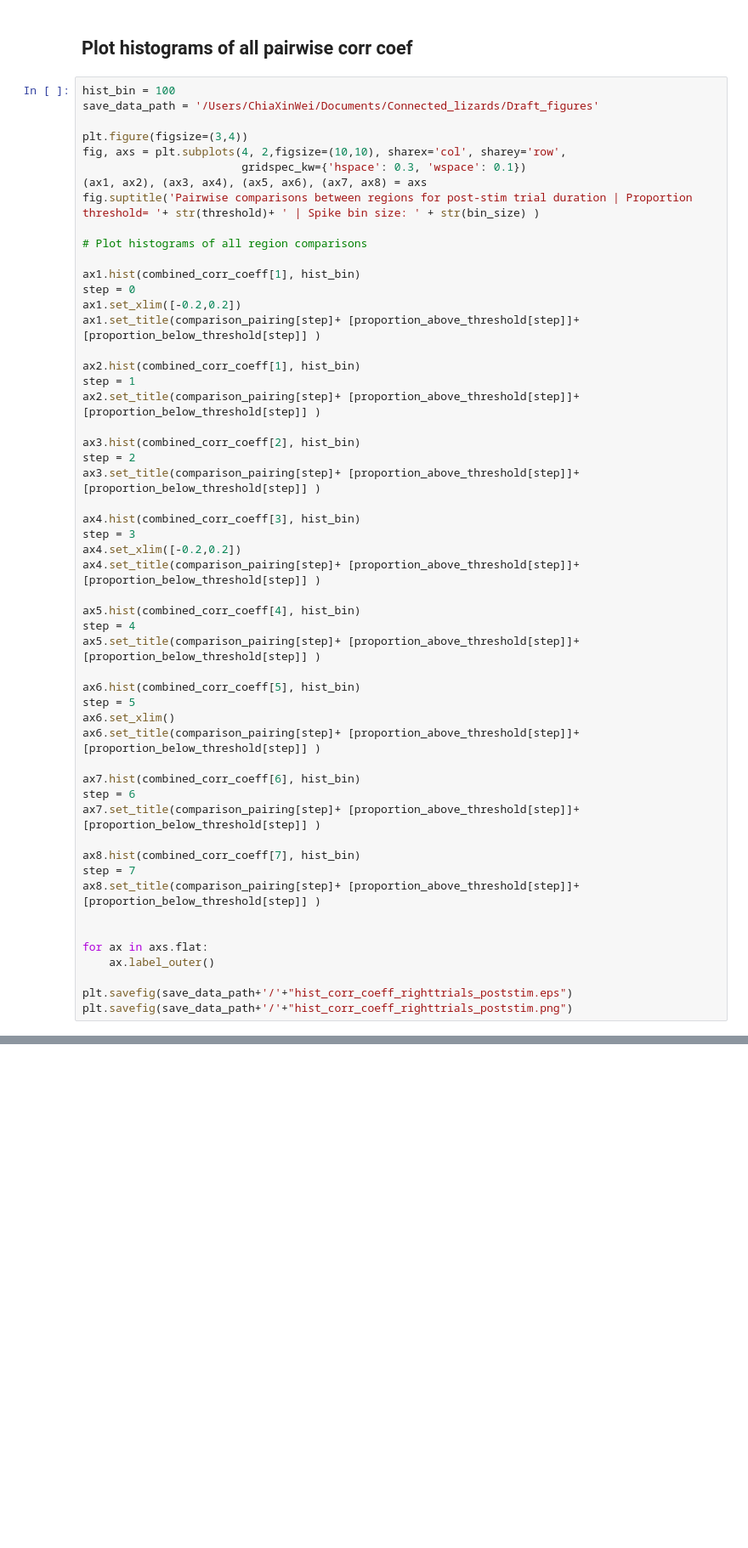
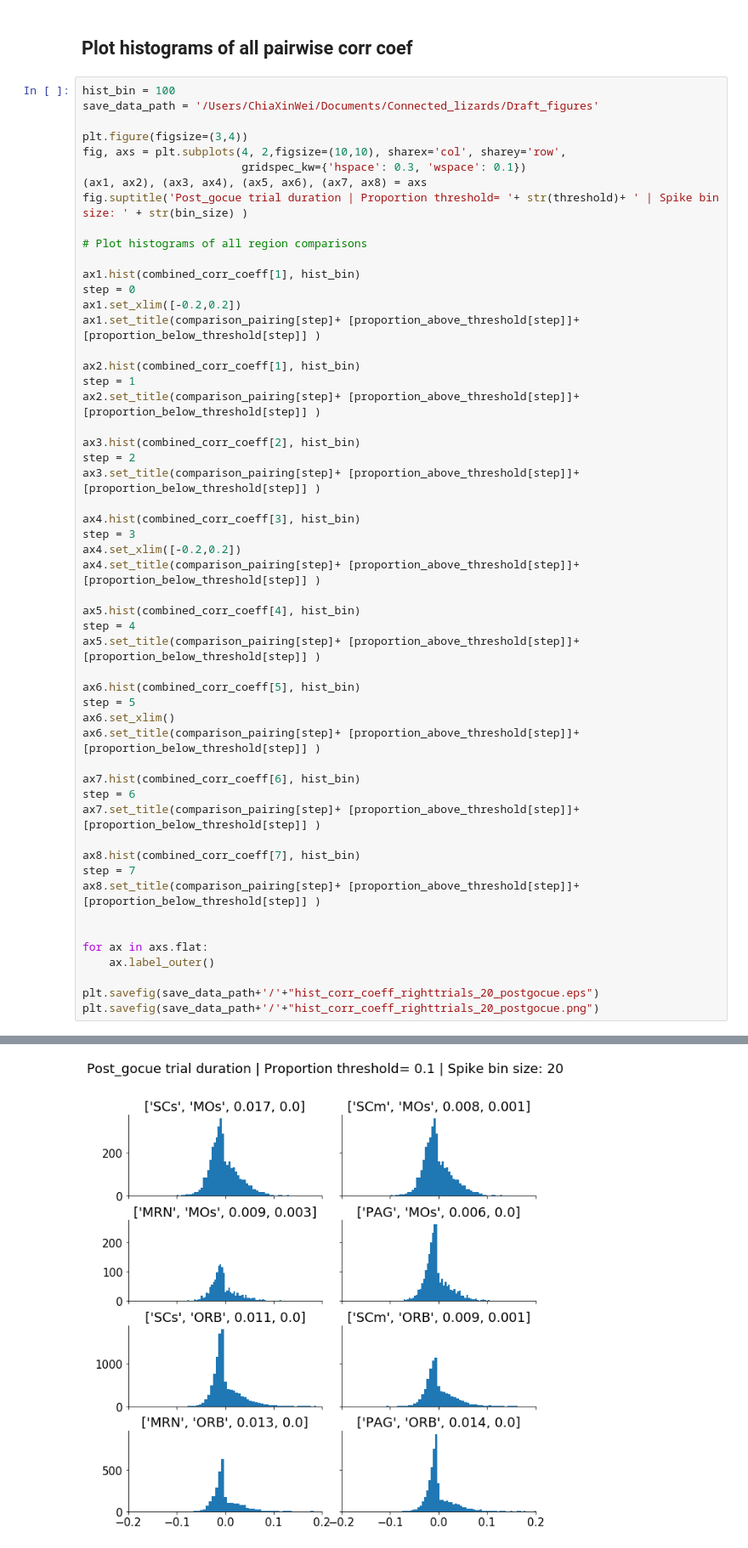
Before and after one commit to mariakesa/ConnectedLizards_NeuroMatch2020, a Jupyter notebook: BehaviourActivity_regression_XW.ipynb, the cells around one changed output, grey strips where cells are left out. Shown at 85% size. Saved outputs shown, nothing was run; the diff lists cells and outputs as text; blank space fills up the shorter version.

```diff
--- a/BehaviourActivity_regression_XW.ipynb
+++ b/BehaviourActivity_regression_XW.ipynb
@@ -175,7 +442,7 @@ plt.figure(figsize=(3,4))
 fig, axs = plt.subplots(4, 2,figsize=(10,10), sharex='col', sharey='row',
                         gridspec_kw={'hspace': 0.3, 'wspace': 0.1})
 (ax1, ax2), (ax3, ax4), (ax5, ax6), (ax7, ax8) = axs
-fig.suptitle('Pairwise comparisons between regions for post-stim trial duration | Proportion threshold= '+ str(threshold)+ ' | Spike bin size: ' + str(bin_size) )
+fig.suptitle('Post_gocue trial duration | Proportion threshold= '+ str(threshold)+ ' | Spike bin size: ' + str(bin_size) )
 
 # Plot histograms of all region comparisons
 
@@ -218,5 +485,6 @@ ax8.set_title(comparison_pairing[step]+ [proportion_above_threshold[step]]+ [pro
 for ax in axs.flat:
     ax.label_outer()
 
-plt.savefig(save_data_path+'/'+"hist_corr_coeff_righttrials_poststim.eps")
-plt.savefig(save_data_path+'/'+"hist_corr_coeff_righttrials_poststim.png")
+plt.savefig(save_data_path+'/'+"hist_corr_coeff_righttrials_20_postgocue.eps")
+plt.savefig(save_data_path+'/'+"hist_corr_coeff_righttrials_20_postgocue.png")
+# %% [output]
@@ -222,0 +492 @@ plt.savefig(save_data_path+'/'+"hist_corr_coeff_righttrials_poststim.png")
+[figure, added]
```
Also changed, not shown: parts of 13 cells of this notebook, 1 other file.
